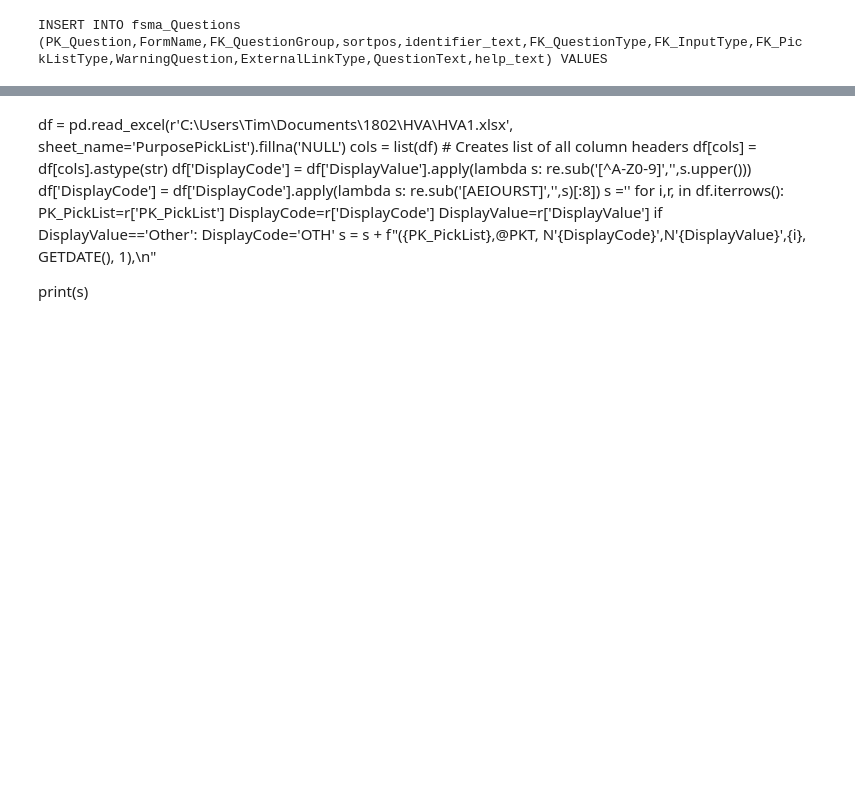
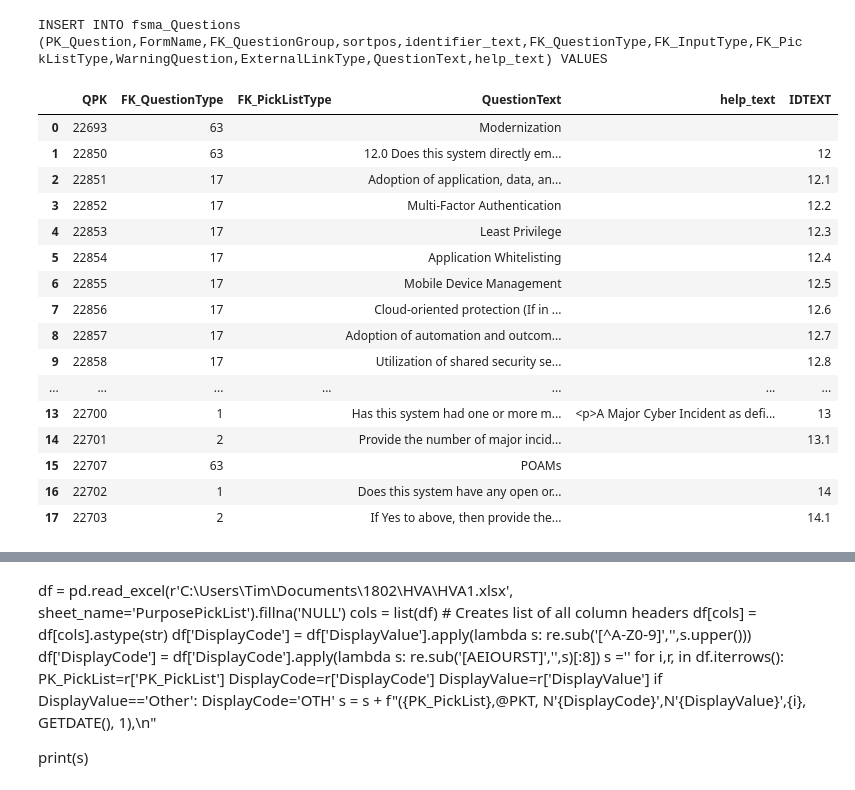
Before and after one commit to tmnkopp/PythonAutomation, a Jupyter notebook: DataCodeGen/18022022.ipynb, the cells around one changed output, grey strips where cells are left out. Saved outputs shown, nothing was run; the diff lists cells and outputs as text; code cells hidden in the pictures; blank space fills up the shorter version.

```diff
--- a/DataCodeGen/18022022.ipynb
+++ b/DataCodeGen/18022022.ipynb
@@ -184,6 +184,37 @@ INS = f'INSERT INTO fsma_Questions ({cols}) VALUES '
 print(INS)
 # %% [output]
 INSERT INTO fsma_Questions (PK_Question,FormName,FK_QuestionGroup,sortpos,identifier_text,FK_QuestionType,FK_InputType,FK_PickListType,WarningQuestion,ExternalLinkType,QuestionText,help_text) VALUES
+# %%
+dff = get_df("""
+SELECT PK_Question QPK
+  , CONVERT(NVARCHAR(9), FK_QuestionType) FK_QuestionType
+  , CONVERT(NVARCHAR(9), FK_PickListType) FK_PickListType
+  , QTEXT As QuestionText
+  , help_text
+  , IdText as IDTEXT
+  FROM vwQuestions WHERE QGROUP=2433
+  ORDER BY SortPos ASC
+""")
+dff=dff.fillna('')
+dff
+# %% [output]
+|  | QPK | FK_QuestionType | FK_PickListType | QuestionText | help_text | IDTEXT |
+| 0 | 22693 | 63 |  | Modernization |  |  |
+| 1 | 22850 | 63 |  | 12.0 Does this system directly em... |  | 12 |
+| 2 | 22851 | 17 |  | Adoption of application, data, an... |  | 12.1 |
+| 3 | 22852 | 17 |  | Multi-Factor Authentication |  | 12.2 |
+| 4 | 22853 | 17 |  | Least Privilege |  | 12.3 |
+| 5 | 22854 | 17 |  | Application Whitelisting |  | 12.4 |
+| 6 | 22855 | 17 |  | Mobile Device Management |  | 12.5 |
+| 7 | 22856 | 17 |  | Cloud-oriented protection (If in ... |  | 12.6 |
+| 8 | 22857 | 17 |  | Adoption of automation and outcom... |  | 12.7 |
+| 9 | 22858 | 17 |  | Utilization of shared security se... |  | 12.8 |
+| ... | ... | ... | ... | ... | ... | ... |
+| 13 | 22700 | 1 |  | Has this system had one or more m... | <p>A Major Cyber Incident as defi... | 13 |
+| 14 | 22701 | 2 |  | Provide the number of major incid... |  | 13.1 |
+| 15 | 22707 | 63 |  | POAMs |  |  |
+| 16 | 22702 | 1 |  | Does this system have any open or... |  | 14 |
+| 17 | 22703 | 2 |  | If Yes to above, then provide the... |  | 14.1 |
 # %%
 sql = ""
 for i, r in dff[:].iterrows():
```
Also changed, not shown: parts of 2 cells of this notebook, 1 other file.
